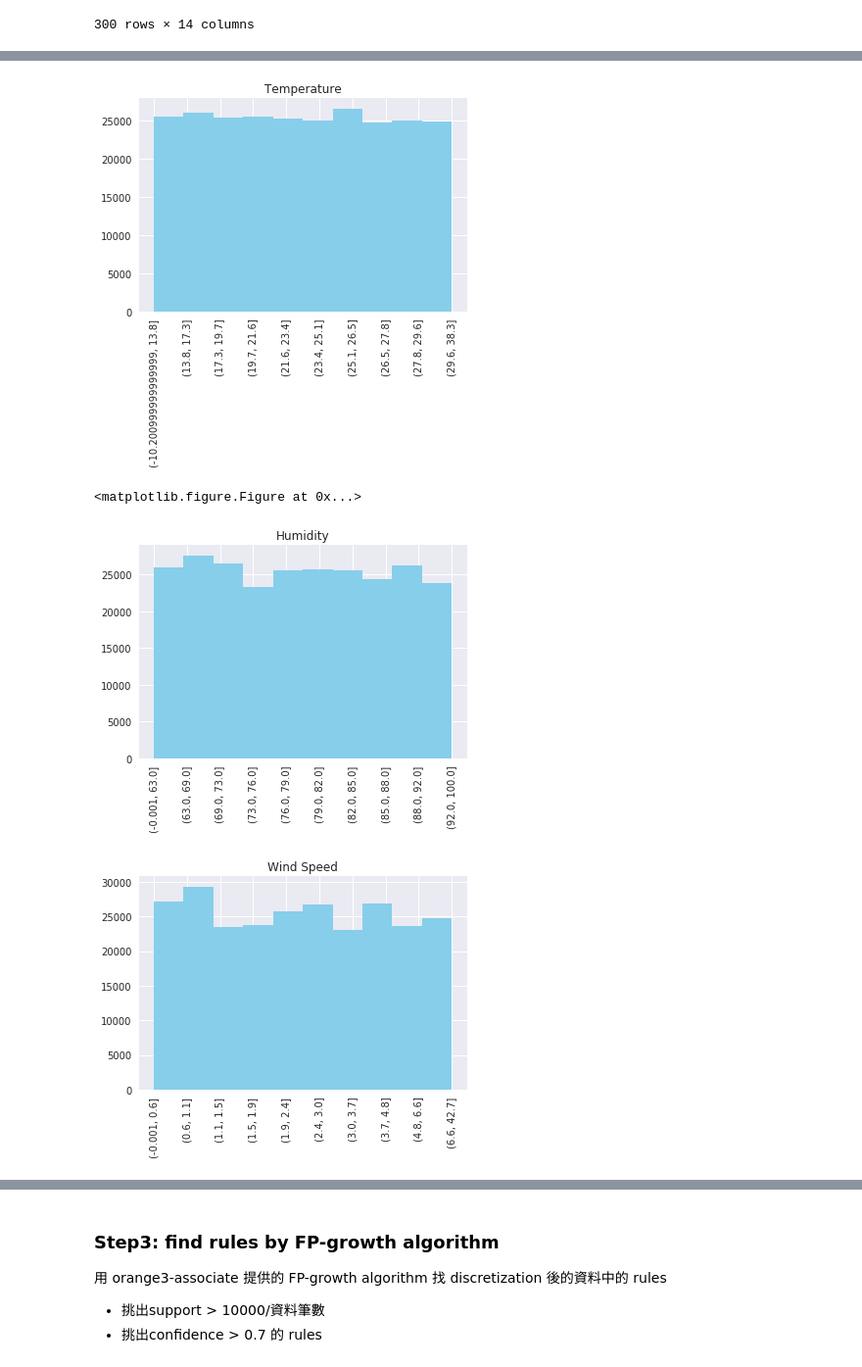
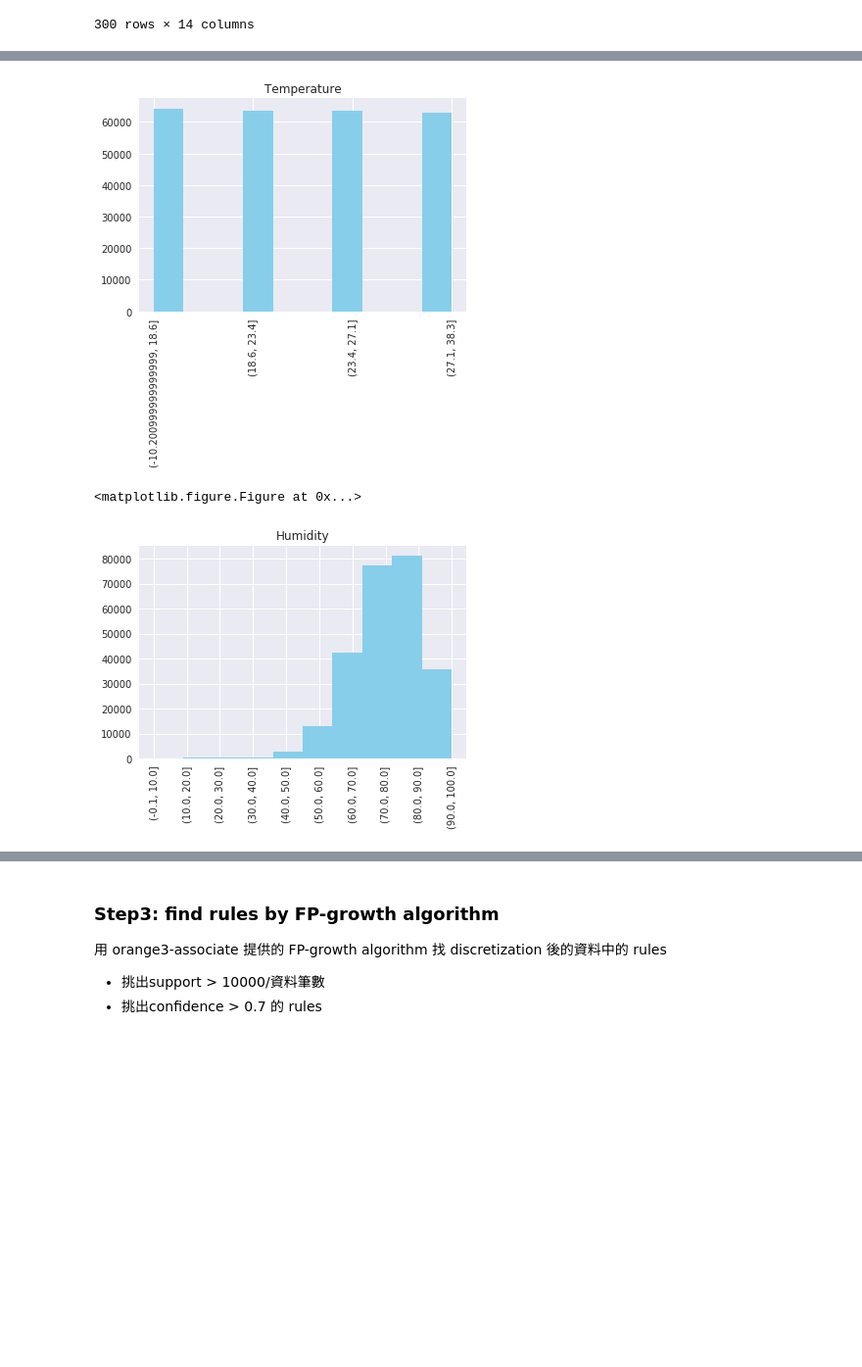
Before and after one commit to Coslate/DataMining_Lab2, a Jupyter notebook: DM106-2_Lab2_Weather.ipynb, the cells around one changed output, grey strips where cells are left out. Shown at 98% size. Drawn from its saved outputs; the diff is of its cells as text; code cells hidden in the pictures; blank space fills up the shorter version.

```diff
--- a/DM106-2_Lab2_Weather.ipynb
+++ b/DM106-2_Lab2_Weather.ipynb
@@ -261,7 +260,7 @@ def KmeansClusterFloat(attr, in_data_frame, cluster_num):
     in_data_frame[[new_attr]] = ["[%f, %f]" % (min_list[i], max_list[i]) for i in in_data_frame[new_attr]]
     return in_data_frame
 
-q1 = KmeansClusterFloat('測站氣壓', q1, 4)
+q1 = KmeansClusterFloat('測站氣壓', q1, 5)
 q1 = KmeansClusterFloat('日照時數', q1, 5)
 q1.groupby('測站氣壓_Cluster').count()
 # %% [output]
@@ -324,0 +342,18 @@ q1.head(300)
+# %%
+l = []
+l = ["[{x}, {y}]".format(x = float(0), y = float(0.2)) if(x>=0 and x <=0.2) else x for x in q1['風速']]
+l = ["({x}, {y}]".format(x = float(0.2), y = float(1.5)) if(IsNumber(x) and (x>0.2 and x <=1.5)) else x for x in l]
+l = ["({x}, {y}]".format(x = float(1.5), y = float(3.3)) if(IsNumber(x) and (x>1.5 and x <=3.3)) else x for x in l]
+l = ["({x}, {y}]".format(x = float(3.3), y = float(5.4)) if(IsNumber(x) and (x>3.3 and x<=5.4)) else x for x in l]
+l = ["({x}, {y}]".format(x = float(5.4), y = float(7.9)) if(IsNumber(x) and (x>5.4 and x<=7.9)) else x for x in l]
+l = ["({x}, {y}]".format(x = float(7.9), y = float(10.7)) if(IsNumber(x) and (x>7.9 and x<=10.7)) else x for x in l]
+l = ["({x}, {y}]".format(x = float(10.7), y = float(13.8)) if(IsNumber(x) and (x>10.7 and x<=13.8)) else x for x in l]
+l = ["({x}, {y}]".format(x = float(13.8), y = float(17.1)) if(IsNumber(x) and (x>13.8 and x<=17.1)) else x for x in l]
+l = ["({x}, {y}]".format(x = float(17.1), y = float(20.7)) if(IsNumber(x) and (x>17.1 and x<=20.7)) else x for x in l]
+l = ["({x}, {y}]".format(x = float(20.7), y = float(24.4)) if(IsNumber(x) and (x>20.7 and x<=24.4)) else x for x in l]
+l = ["({x}, {y}]".format(x = float(24.4), y = float(28.4)) if(IsNumber(x) and (x>24.4 and x<=28.4)) else x for x in l]
+l = ["({x}, {y}]".format(x = float(28.4), y = float(32.6)) if(IsNumber(x) and (x>28.4 and x<=32.6)) else x for x in l]
+l = ["({x}, {y}]".format(x = float(32.6), y = float(36.9)) if(IsNumber(x) and (x>32.6 and x<=36.9)) else x for x in l]
+l = ["({x}, {y}]".format(x = float(36.9), y = float(max(q1['風速']))) if(IsNumber(x) and (x>36.9)) else x for x in l]
+q1['風速_Cluster'] = l
+q1.groupby('風速_Cluster').count()
@@ -327,21 +381,19 @@ q1.head(300)
 # %%
 result = []
-features_eng = ["Temperature", "Humidity", "Wind Speed"]
-result.append(pd.qcut(q1['溫度'], 10))
-result.append(pd.qcut(q1['相對溼度'], 10))
-result.append(pd.qcut(q1['風速'], 10))
+features_eng = ["Temperature", "Humidity"]
+result.append(pd.qcut(q1['溫度'], 4))
+result.append(pd.cut(q1['相對溼度'], 10))
 
 for i in range(len(result)):
     fig, ax = plt.subplots(1,1)
     result[i] = [str(x) for x in result[i]]
     plt.figure(i)
     ax.hist(result[i], color = 'skyblue')
     ax.set_title(features_eng[i])
     for tick in ax.get_xticklabels():
         tick.set_y(0)
         tick.set_rotation(90)
 # %% [output]
-[figure, old version]
+[figure, new version]
 <matplotlib.figure.Figure at 0x...>
-[figure, old version]
+[figure, new version]
-[figure, removed]
```
Also changed, not shown: parts of 12 cells of this notebook.
